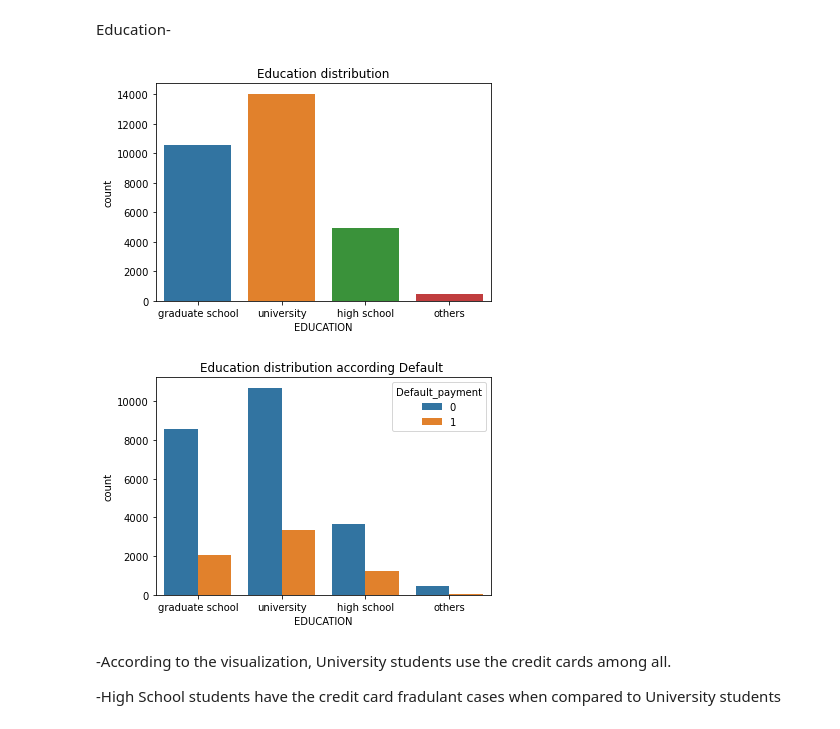
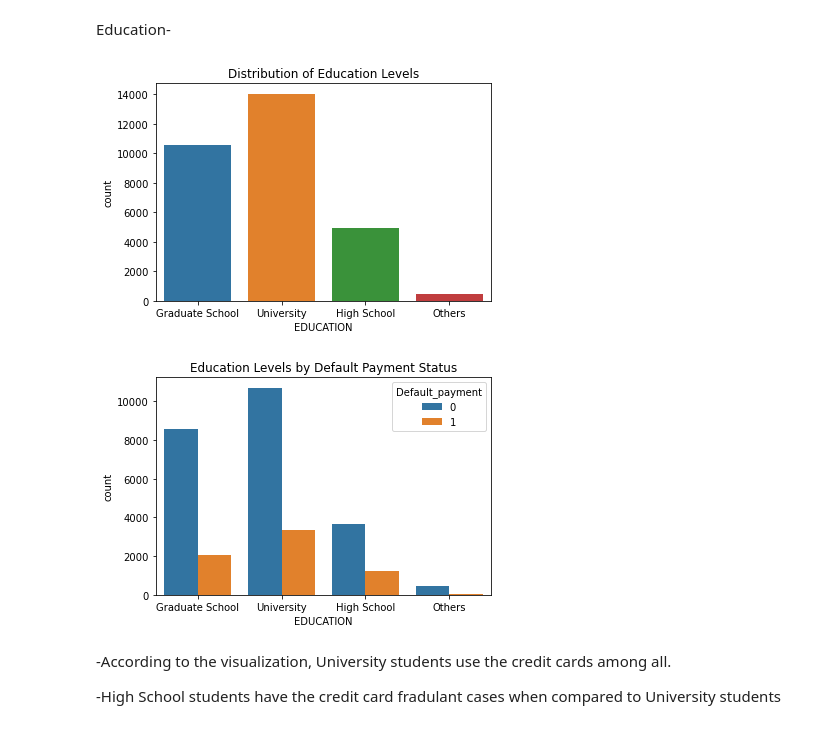
Before and after one commit to Meghana0804/Credit-Card-Default-Prediction, a Jupyter notebook: Default of Credit Card Clients Dataset.ipynb, the cells around one changed output. Saved outputs shown, nothing was run; the diff lists cells and outputs as text; code cells hidden in the pictures.

```diff
--- a/Default of Credit Card Clients Dataset.ipynb
+++ b/Default of Credit Card Clients Dataset.ipynb
@@ -9,7 +8,7 @@ import seaborn as sns
 # %% [markdown]
 # Read the data
 # %%
-df=pd.read_csv(r"C:\Users\megha\University of verona\Programming\UCI_Credit_Card.csv")
+data=pd.read_csv(r"C:\Users\megha\University of verona\Programming\UCI_Credit_Card.csv")
 # %% [markdown]
 # Data Preprocessing
 # %%
@@ -95,4 +94,4 @@ Drop ID and rename "default.payment.next.month" as Default_payment
 # %%
-df.drop(["ID"], axis=1, inplace= True)
-df.rename(columns={"default.payment.next.month": "Default_payment"}, inplace=True)
+data.drop(["ID"], axis=1, inplace= True)
+data.rename(columns={"default.payment.next.month": "Default_payment"}, inplace=True)
 # %%
@@ -109,8 +108,8 @@ EDUCATION FEATURE:
 EDUCATION: (1=graduate school, 2=university, 3=high school, 4=others, 5=unknown, 6=unknown)
 category 4,5,6 and 0 can Group into class 4
 # %%
-df['EDUCATION'].replace({0:4,5:4,6:4}, inplace=True)
-df.EDUCATION.value_counts()
+data['EDUCATION'].replace({0:4,5:4,6:4}, inplace=True)
+data.EDUCATION.value_counts()
 # %% [output]
 2    14030
 1    10585
@@ -174,18 +176,22 @@ plt.show()
 # %% [markdown]
 Education-
 # %%
-ax=sns.countplot(x= df['EDUCATION'])
-plt.xticks([0,1,2,3], labels=["graduate school", "university",'high school','others'])
-plt.title("Education distribution")
+# 1. Visualize the distribution of the 'EDUCATION' variable
+fig, ax = plt.subplots()
+sns.countplot(x=data['EDUCATION'], ax=ax)
+plt.xticks([0, 1, 2, 3], labels=["Graduate School", "University", "High School", "Others"])
+plt.title("Distribution of Education Levels")
 plt.show()
 
-ax=sns.countplot(data=df, x="EDUCATION", hue="Default_payment")
-plt.xticks([0,1,2,3], labels=["graduate school", "university",'high school','others'])
-plt.title("Education distribution according Default ")
+# 2. Visualize the 'EDUCATION' distribution with respect to 'Default_payment'
+fig, ax = plt.subplots()
+sns.countplot(data=data, x="EDUCATION", hue="Default_payment", ax=ax)
+plt.xticks([0, 1, 2, 3], labels=["Graduate School", "University", "High School", "Others"])
+plt.title("Education Levels by Default Payment Status")
 plt.show()
 # %% [output]
-[figure, old version]
+[figure, new version]
-[figure, old version]
+[figure, new version]
 # %% [markdown]
 -According to the visualization, University students use the credit cards among all.
 
```
Also changed, not shown: parts of 41 cells of this notebook.
